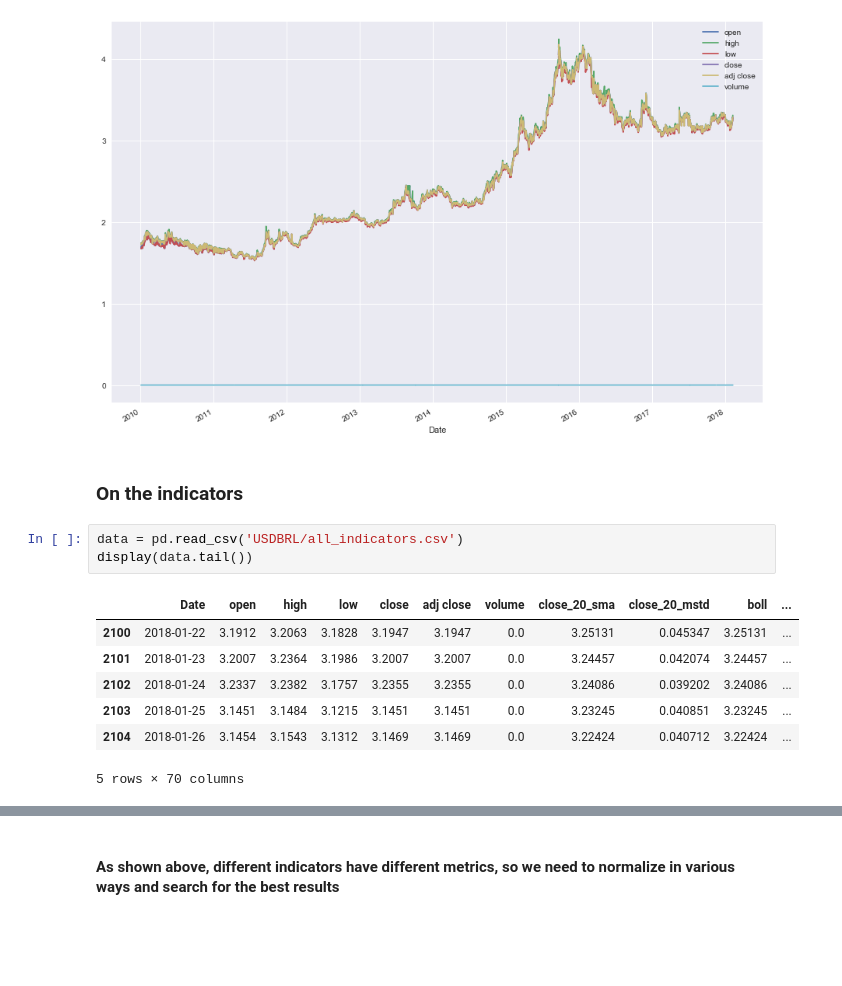
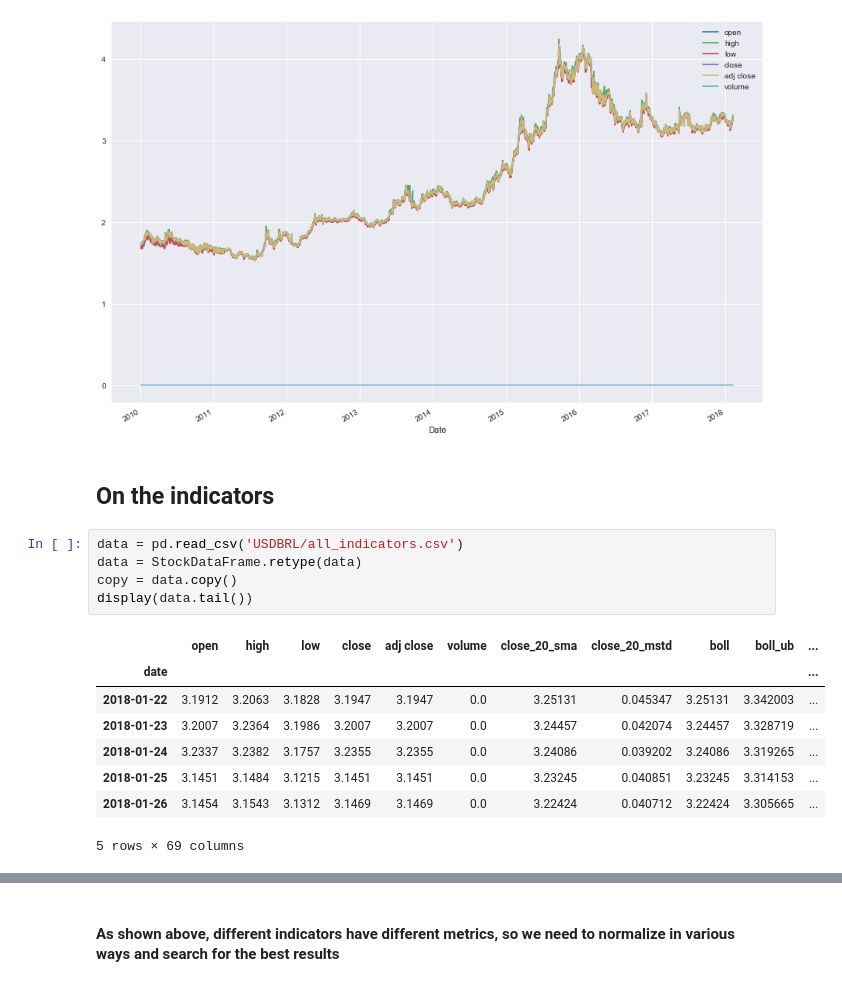
Before and after one commit to sudoFerraz/Kamaji-monitor, a Jupyter notebook: datasets/Dataset modeling for financial time series data.ipynb, the cells around one changed output, grey strips where cells are left out. Drawn from its saved outputs; the diff is of its cells as text; blank space fills up the shorter version.

```diff
--- a/datasets/Dataset modeling for financial time series data.ipynb
+++ b/datasets/Dataset modeling for financial time series data.ipynb
@@ -30,15 +30,18 @@ data.plot(figsize=(15,10))
 <matplotlib.axes._subplots.AxesSubplot at 0x...>
 [figure]
 # %% [markdown]
-### On the indicators
+## On the indicators
 # %%
 data = pd.read_csv('USDBRL/all_indicators.csv')
+data = StockDataFrame.retype(data)
+copy = data.copy()
 display(data.tail())
 # %% [output]
-|  | Date | open | high | low | close | adj close | volume | close_20_sma | close_20_mstd | boll | ... |
-| 2100 | 2018-01-22 | 3.1912 | 3.2063 | 3.1828 | 3.1947 | 3.1947 | 0.0 | 3.25131 | 0.045347 | 3.25131 | ... |
-| 2101 | 2018-01-23 | 3.2007 | 3.2364 | 3.1986 | 3.2007 | 3.2007 | 0.0 | 3.24457 | 0.042074 | 3.24457 | ... |
-| 2102 | 2018-01-24 | 3.2337 | 3.2382 | 3.1757 | 3.2355 | 3.2355 | 0.0 | 3.24086 | 0.039202 | 3.24086 | ... |
-| 2103 | 2018-01-25 | 3.1451 | 3.1484 | 3.1215 | 3.1451 | 3.1451 | 0.0 | 3.23245 | 0.040851 | 3.23245 | ... |
-| 2104 | 2018-01-26 | 3.1454 | 3.1543 | 3.1312 | 3.1469 | 3.1469 | 0.0 | 3.22424 | 0.040712 | 3.22424 | ... |
+|  | open | high | low | close | adj close | volume | close_20_sma | close_20_mstd | boll | boll_ub | ... |
+| date |  |  |  |  |  |  |  |  |  |  | ... |
+| 2018-01-22 | 3.1912 | 3.2063 | 3.1828 | 3.1947 | 3.1947 | 0.0 | 3.25131 | 0.045347 | 3.25131 | 3.342003 | ... |
+| 2018-01-23 | 3.2007 | 3.2364 | 3.1986 | 3.2007 | 3.2007 | 0.0 | 3.24457 | 0.042074 | 3.24457 | 3.328719 | ... |
+| 2018-01-24 | 3.2337 | 3.2382 | 3.1757 | 3.2355 | 3.2355 | 0.0 | 3.24086 | 0.039202 | 3.24086 | 3.319265 | ... |
+| 2018-01-25 | 3.1451 | 3.1484 | 3.1215 | 3.1451 | 3.1451 | 0.0 | 3.23245 | 0.040851 | 3.23245 | 3.314153 | ... |
+| 2018-01-26 | 3.1454 | 3.1543 | 3.1312 | 3.1469 | 3.1469 | 0.0 | 3.22424 | 0.040712 | 3.22424 | 3.305665 | ... |
-5 rows × 70 columns
+5 rows × 69 columns
```
Also changed, not shown: parts of 30 cells of this notebook.
